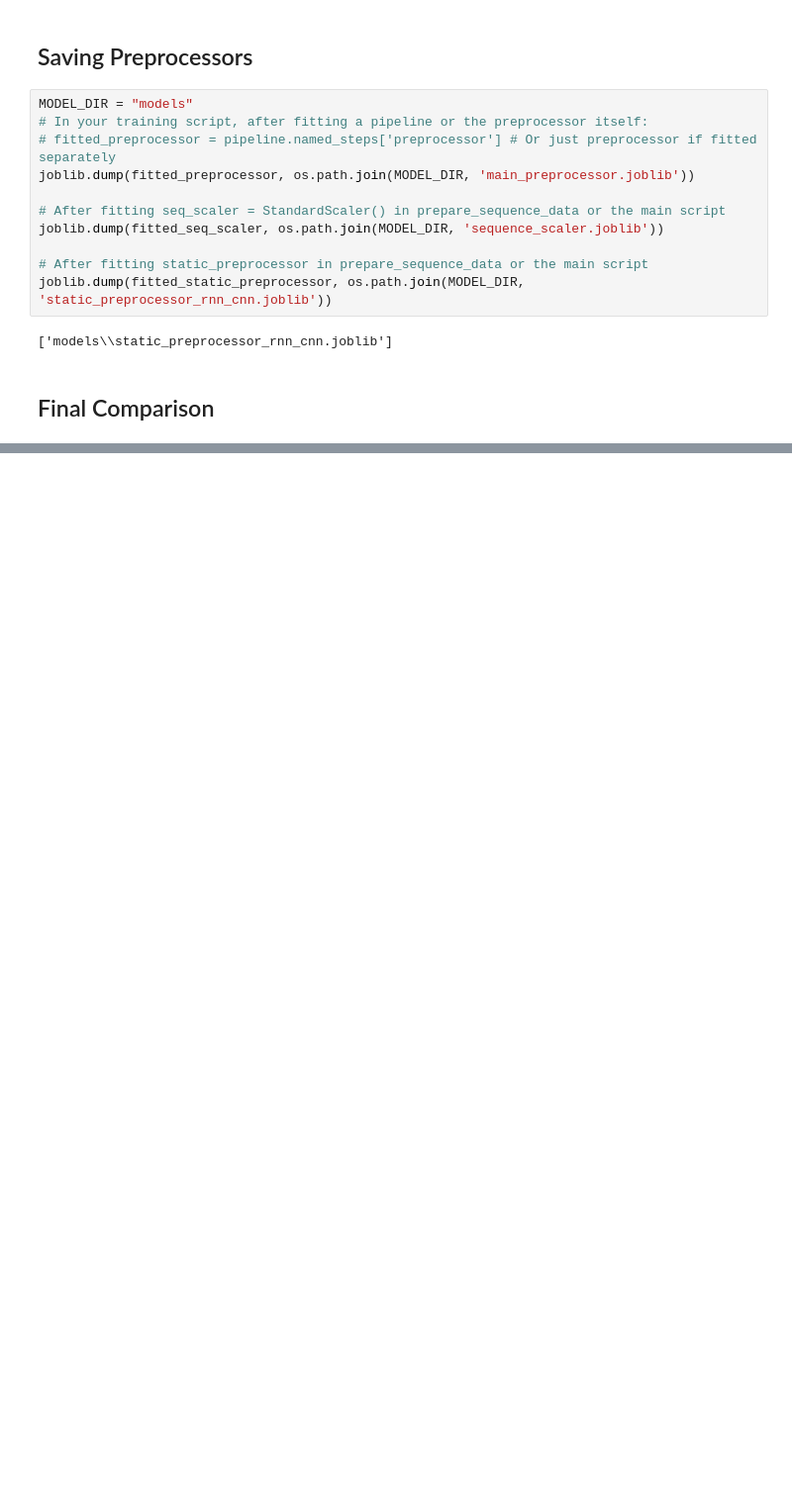
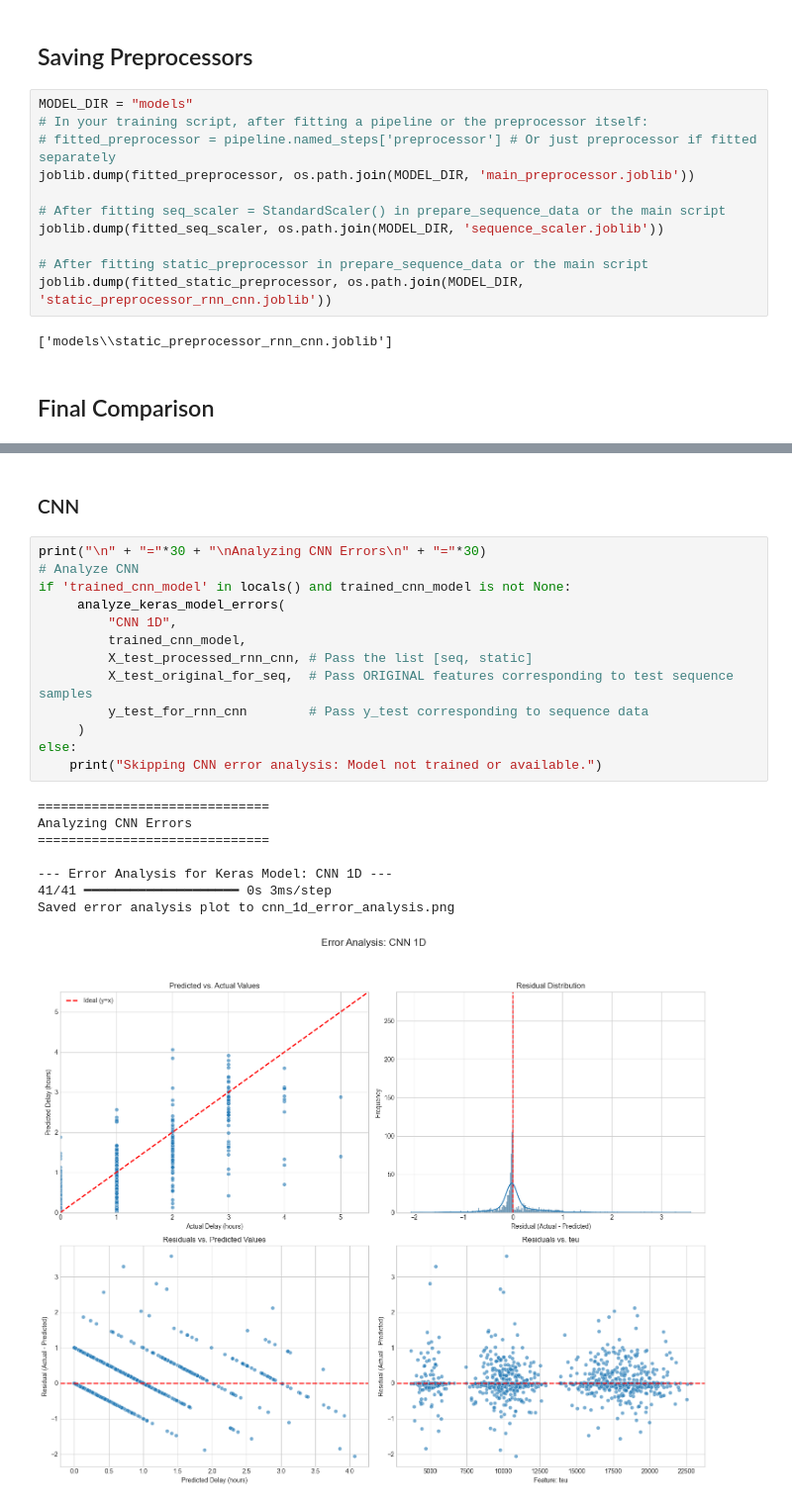
Before and after one commit to MatricalDefunkt/pbl2-ship-delay, a Jupyter notebook: train_models.ipynb, the cells around one changed output, grey strips where cells are left out. Shown at 99% size. Cells and saved outputs as stored; diff of their text form; blank space fills up the shorter version.

```diff
--- a/train_models.ipynb
+++ b/train_models.ipynb
@@ -2458,0 +2725,24 @@ ARIMA              0.775675  0.715035       NaN           0.219563
+# %% [markdown]
+### CNN
+# %%
+print("\n" + "="*30 + "\nAnalyzing CNN Errors\n" + "="*30)
+# Analyze CNN
+if 'trained_cnn_model' in locals() and trained_cnn_model is not None:
+     analyze_keras_model_errors(
+         "CNN 1D",
+         trained_cnn_model,
+         X_test_processed_rnn_cnn, # Pass the list [seq, static]
+         X_test_original_for_seq,  # Pass ORIGINAL features corresponding to test sequence samples
+         y_test_for_rnn_cnn        # Pass y_test corresponding to sequence data
+     )
+else:
+    print("Skipping CNN error analysis: Model not trained or available.")
+# %% [output]
+==============================
+Analyzing CNN Errors
+==============================
+
+--- Error Analysis for Keras Model: CNN 1D ---
+41/41 ━━━━━━━━━━━━━━━━━━━━ 0s 3ms/step
+Saved error analysis plot to cnn_1d_error_analysis.png
+[figure, added]
```
Also changed, not shown: parts of 39 cells of this notebook, 17 other files.
